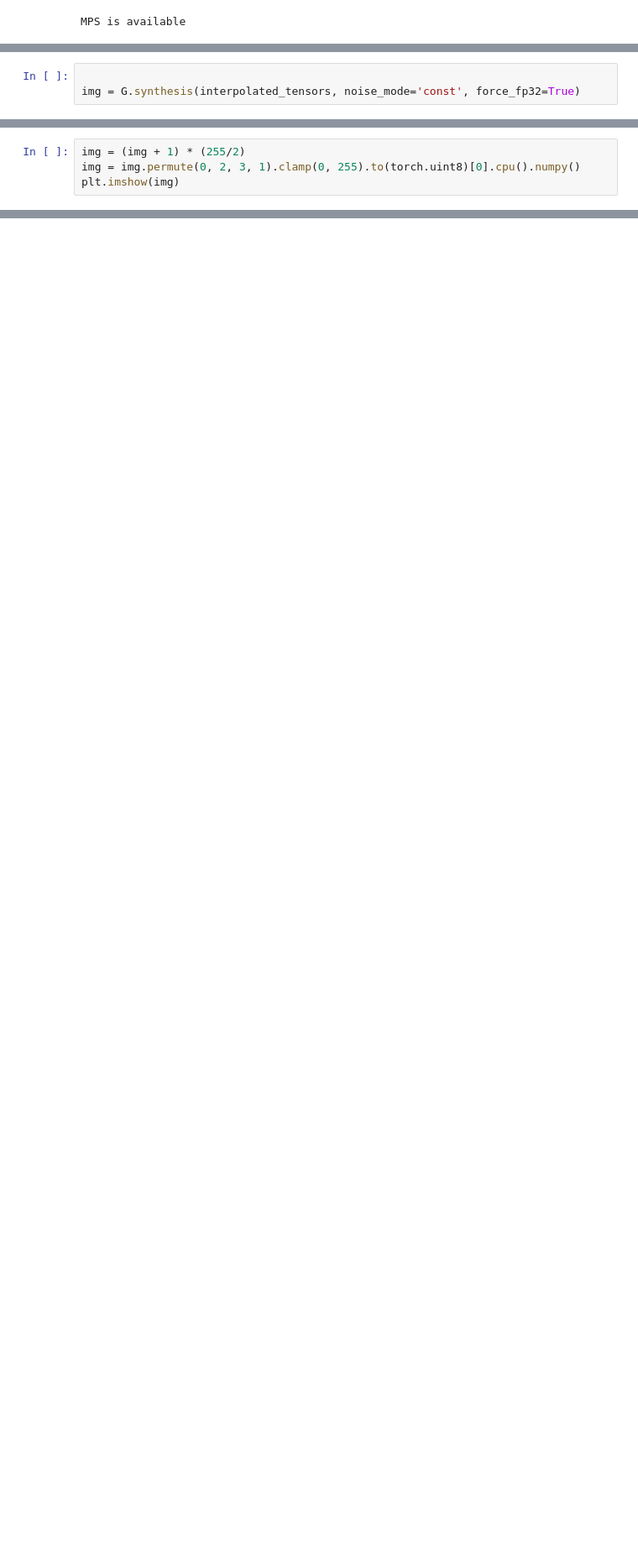
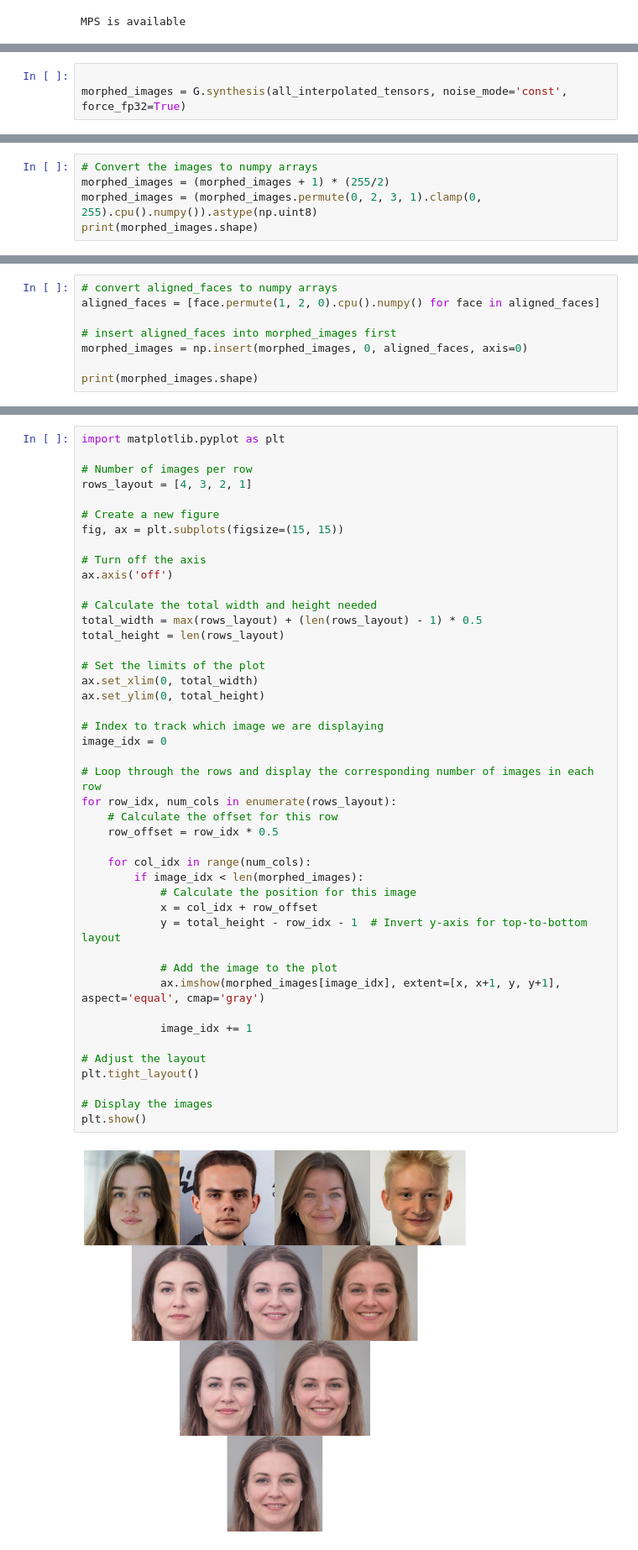
Before and after one commit to olvard/facemorph, a Jupyter notebook: multi_morph_notebook.ipynb, the cells around one changed output, grey strips where cells are left out. Shown: that part at 84% size. Cells and saved outputs as stored; diff of their text form; blank space fills up the shorter version.

```diff
--- a/multi_morph_notebook.ipynb
+++ b/multi_morph_notebook.ipynb
@@ -171,3 +174,3 @@ torch.Size([14, 512])
 # %%
 
-img = G.synthesis(interpolated_tensors, noise_mode='const', force_fp32=True)
+morphed_images = G.synthesis(all_interpolated_tensors, noise_mode='const', force_fp32=True)
@@ -178,5 +181,6 @@ print(len(img))
 # %%
-img = (img + 1) * (255/2)
-img = img.permute(0, 2, 3, 1).clamp(0, 255).to(torch.uint8)[0].cpu().numpy()
-plt.imshow(img)
+# Convert the images to numpy arrays
+morphed_images = (morphed_images + 1) * (255/2)
+morphed_images = (morphed_images.permute(0, 2, 3, 1).clamp(0, 255).cpu().numpy()).astype(np.uint8)
+print(morphed_images.shape)
 # %% [output]
@@ -209,0 +190,8 @@ TypeError: Invalid shape (3,) for image data
+# %%
+# convert aligned_faces to numpy arrays
+aligned_faces = [face.permute(1, 2, 0).cpu().numpy() for face in aligned_faces]
+
+# insert aligned_faces into morphed_images first
+morphed_images = np.insert(morphed_images, 0, aligned_faces, axis=0)
+
+print(morphed_images.shape)
@@ -209,0 +200,46 @@ TypeError: Invalid shape (3,) for image data
+# %%
+import matplotlib.pyplot as plt
+
+# Number of images per row
+rows_layout = [4, 3, 2, 1]
+
+# Create a new figure
+fig, ax = plt.subplots(figsize=(15, 15))
+
+# Turn off the axis
+ax.axis('off')
+
+# Calculate the total width and height needed
+total_width = max(rows_layout) + (len(rows_layout) - 1) * 0.5
+total_height = len(rows_layout)
+
+# Set the limits of the plot
+ax.set_xlim(0, total_width)
+ax.set_ylim(0, total_height)
+
+# Index to track which image we are displaying
+image_idx = 0
+
+# Loop through the rows and display the corresponding number of images in each row
+for row_idx, num_cols in enumerate(rows_layout):
+    # Calculate the offset for this row
+    row_offset = row_idx * 0.5
+
+    for col_idx in range(num_cols):
+        if image_idx < len(morphed_images):
+            # Calculate the position for this image
+            x = col_idx + row_offset
+            y = total_height - row_idx - 1  # Invert y-axis for top-to-bottom layout
+
+            # Add the image to the plot
+            ax.imshow(morphed_images[image_idx], extent=[x, x+1, y, y+1], aspect='equal', cmap='gray')
+
+            image_idx += 1
+
+# Adjust the layout
+plt.tight_layout()
+
+# Display the images
+plt.show()
+# %% [output]
+[figure, added]
```
Also changed, not shown: parts of 16 cells of this notebook, 1 other file.
